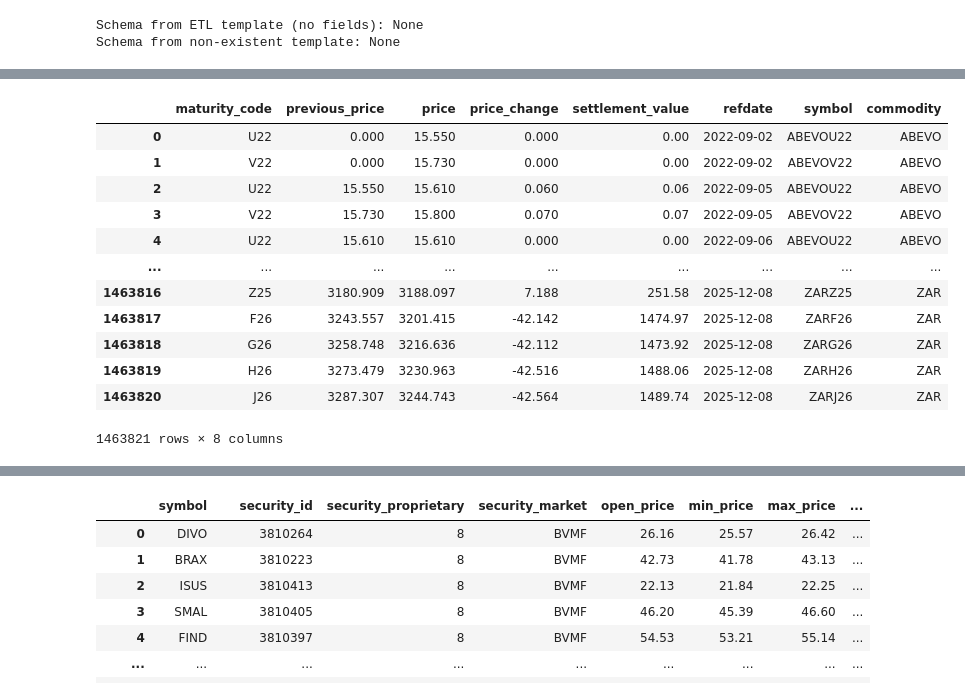
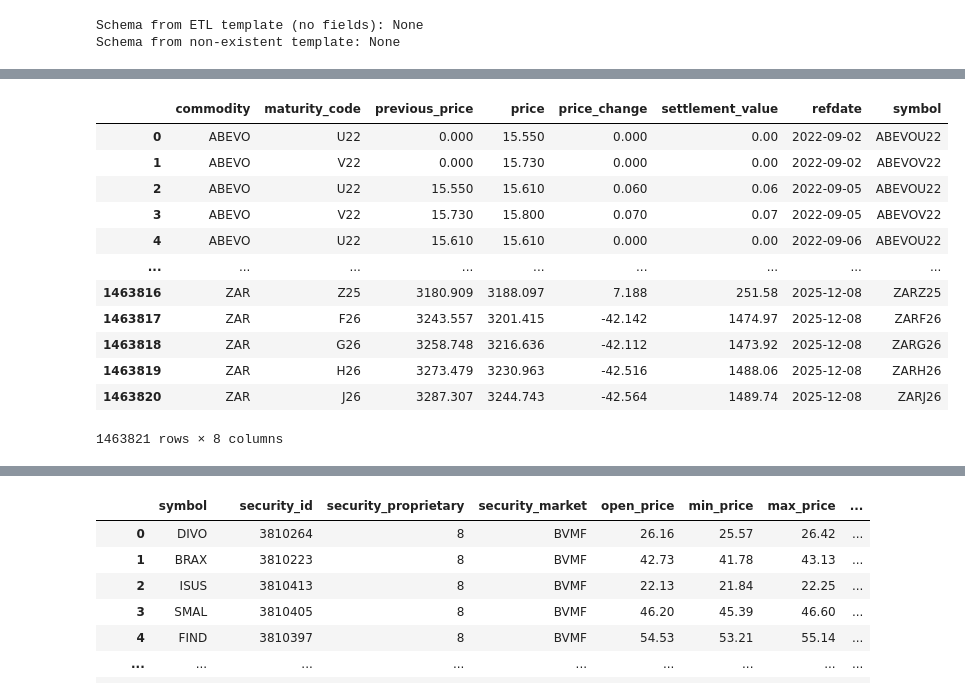
Before and after one commit to wilsonfreitas/brasa, a Jupyter notebook: notebooks/test-downloaders.ipynb, the cells around one changed output, grey strips where cells are left out. Drawn from its saved outputs; the diff is of its cells as text; code cells hidden in the pictures.

Commit message:
feat: Update test notebook to reflect changes in dataset retrieval and output formatting

```diff
--- a/notebooks/test-downloaders.ipynb
+++ b/notebooks/test-downloaders.ipynb
@@ -91,19 +91,19 @@ tb.to_pandas()
 # %%
-tb = brasa.get_dataset("b3-futures").to_table()
+tb = brasa.get_dataset("b3-futures-settlement-prices", layer="staging", partitioning="hive").to_table()
 tb.to_pandas()
 # %% [output]
-|  | maturity_code | previous_price | price | price_change | settlement_value | refdate | symbol | commodity |
-| 0 | U22 | 0.000 | 15.550 | 0.000 | 0.00 | 2022-09-02 | ABEVOU22 | ABEVO |
-| 1 | V22 | 0.000 | 15.730 | 0.000 | 0.00 | 2022-09-02 | ABEVOV22 | ABEVO |
-| 2 | U22 | 15.550 | 15.610 | 0.060 | 0.06 | 2022-09-05 | ABEVOU22 | ABEVO |
-| 3 | V22 | 15.730 | 15.800 | 0.070 | 0.07 | 2022-09-05 | ABEVOV22 | ABEVO |
-| 4 | U22 | 15.610 | 15.610 | 0.000 | 0.00 | 2022-09-06 | ABEVOU22 | ABEVO |
+|  | commodity | maturity_code | previous_price | price | price_change | settlement_value | refdate | symbol |
+| 0 | ABEVO | U22 | 0.000 | 15.550 | 0.000 | 0.00 | 2022-09-02 | ABEVOU22 |
+| 1 | ABEVO | V22 | 0.000 | 15.730 | 0.000 | 0.00 | 2022-09-02 | ABEVOV22 |
+| 2 | ABEVO | U22 | 15.550 | 15.610 | 0.060 | 0.06 | 2022-09-05 | ABEVOU22 |
+| 3 | ABEVO | V22 | 15.730 | 15.800 | 0.070 | 0.07 | 2022-09-05 | ABEVOV22 |
+| 4 | ABEVO | U22 | 15.610 | 15.610 | 0.000 | 0.00 | 2022-09-06 | ABEVOU22 |
 | ... | ... | ... | ... | ... | ... | ... | ... | ... |
-| 1463816 | Z25 | 3180.909 | 3188.097 | 7.188 | 251.58 | 2025-12-08 | ZARZ25 | ZAR |
-| 1463817 | F26 | 3243.557 | 3201.415 | -42.142 | 1474.97 | 2025-12-08 | ZARF26 | ZAR |
-| 1463818 | G26 | 3258.748 | 3216.636 | -42.112 | 1473.92 | 2025-12-08 | ZARG26 | ZAR |
-| 1463819 | H26 | 3273.479 | 3230.963 | -42.516 | 1488.06 | 2025-12-08 | ZARH26 | ZAR |
-| 1463820 | J26 | 3287.307 | 3244.743 | -42.564 | 1489.74 | 2025-12-08 | ZARJ26 | ZAR |
+| 1463816 | ZAR | Z25 | 3180.909 | 3188.097 | 7.188 | 251.58 | 2025-12-08 | ZARZ25 |
+| 1463817 | ZAR | F26 | 3243.557 | 3201.415 | -42.142 | 1474.97 | 2025-12-08 | ZARF26 |
+| 1463818 | ZAR | G26 | 3258.748 | 3216.636 | -42.112 | 1473.92 | 2025-12-08 | ZARG26 |
+| 1463819 | ZAR | H26 | 3273.479 | 3230.963 | -42.516 | 1488.06 | 2025-12-08 | ZARH26 |
+| 1463820 | ZAR | J26 | 3287.307 | 3244.743 | -42.564 | 1489.74 | 2025-12-08 | ZARJ26 |
 1463821 rows × 8 columns
 # %%
 tb = brasa.get_dataset("b3-bvbg087-indexes_info").to_table()
```
Also changed, not shown: parts of 3 cells of this notebook.
